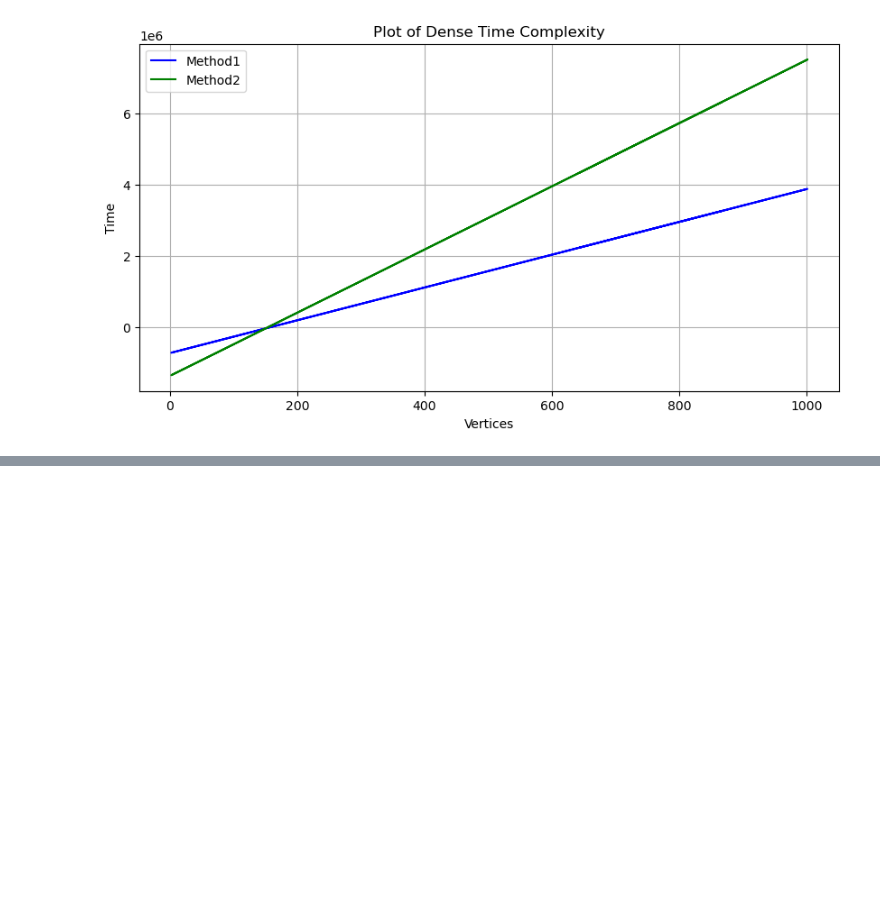
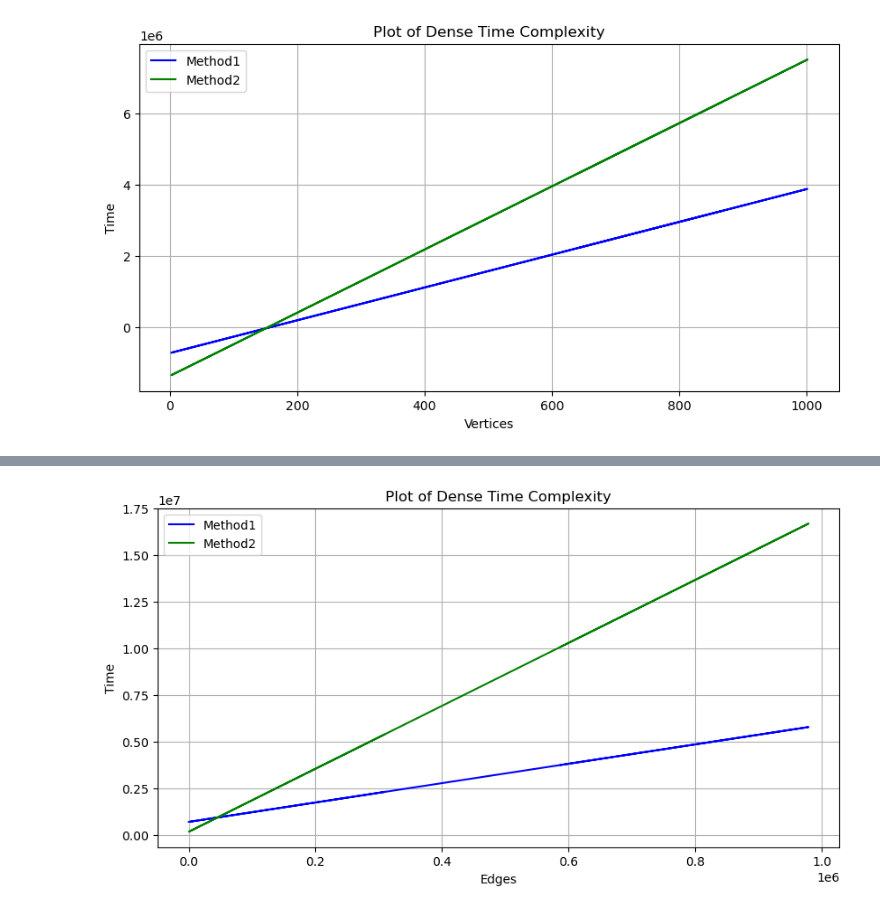
Before and after one commit to ChoWei0310/SC2001-Algorithm-Design, a Jupyter notebook: Lab2/SC2001_ExampleClass_2.ipynb, the cells around one changed output, grey strips where cells are left out. Saved outputs shown, nothing was run; the diff lists cells and outputs as text; code cells hidden in the pictures; blank space fills up the shorter version.

```diff
--- a/Lab2/SC2001_ExampleClass_2.ipynb
+++ b/Lab2/SC2001_ExampleClass_2.ipynb
@@ -522,0 +537,14 @@ plt.show()
+# %%
+# Plot for Dense (Edges)
+plt.figure(figsize = (10,5))
+plt.plot(method1_df_dense['Edges'], dense_line_edges1, '-', color='b', label='Method1')
+plt.plot(method2_df_dense['Edges'], dense_line_edges2, '-', color='g', label='Method2')
+plt.title('Plot of Dense Time Complexity')
+plt.xlabel('Edges')
+plt.ylabel('Time')
+plt.grid(True)
+
+plt.legend()
+plt.show()
+# %% [output]
+[figure, added]
```
Also changed, not shown: parts of 5 cells of this notebook.
